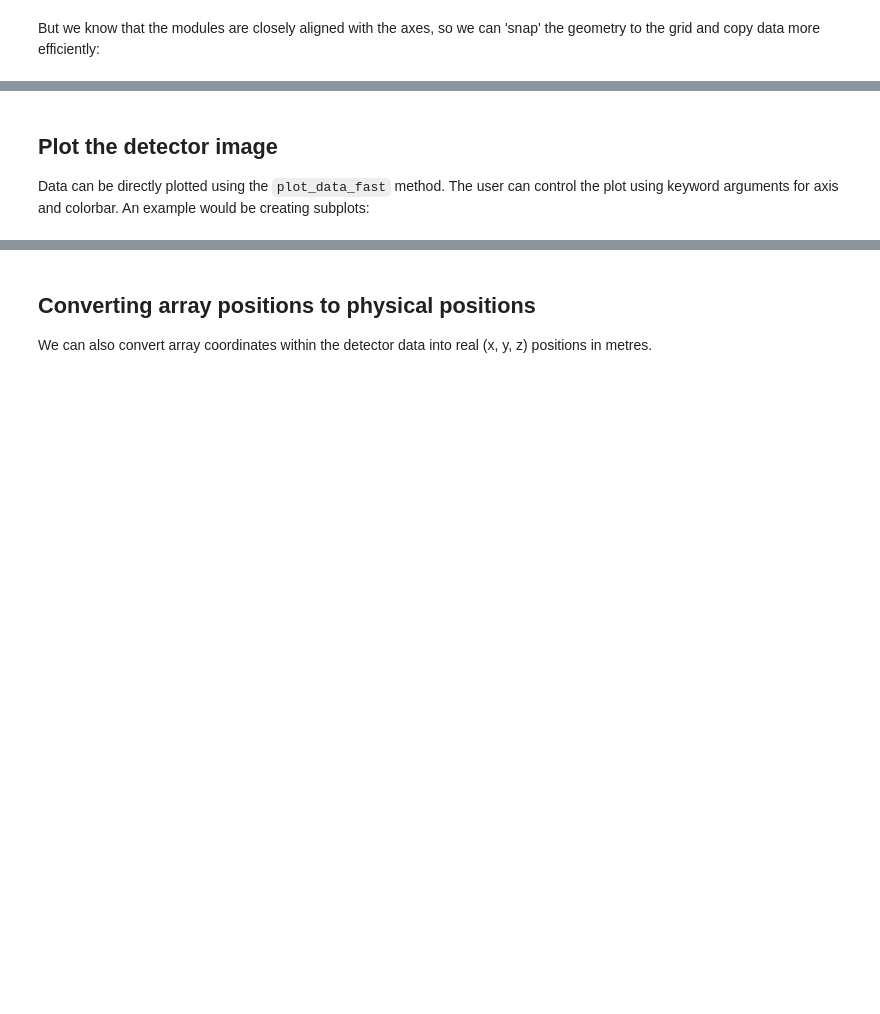
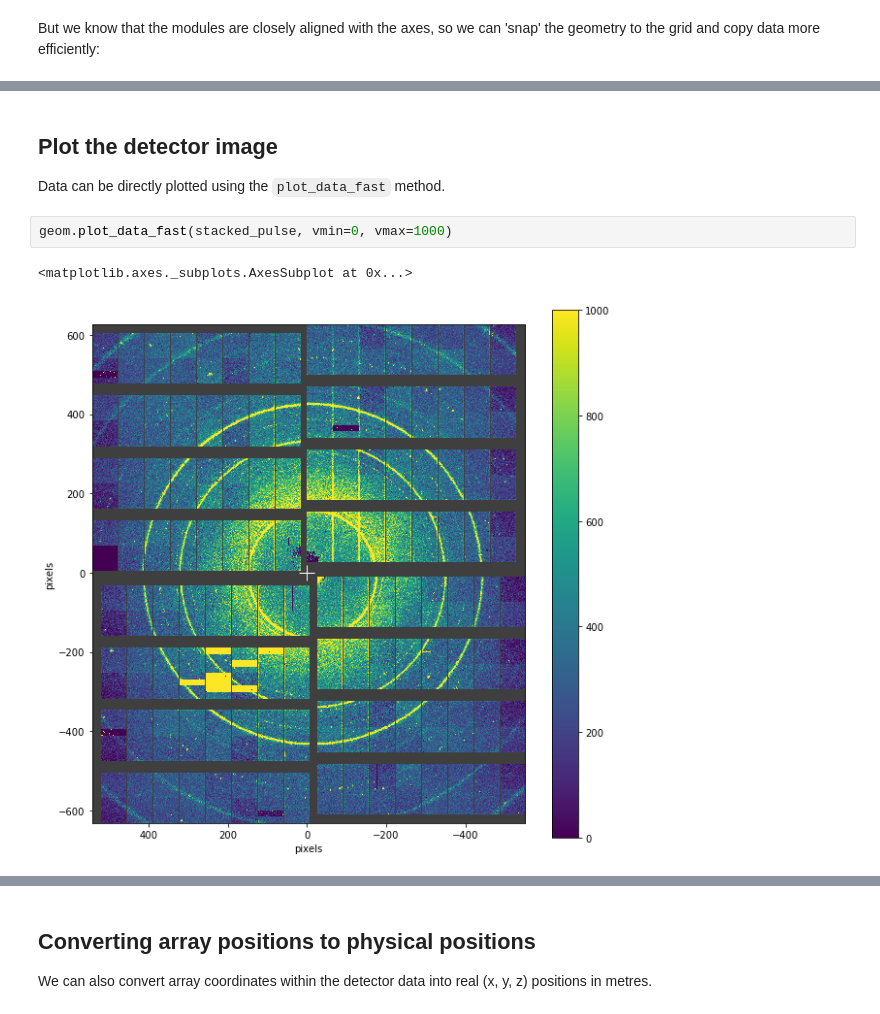
Before and after one commit to European-XFEL/karabo_data, a Jupyter notebook: docs/agipd_geometry.ipynb, the cells around one changed output, grey strips where cells are left out. Drawn from its saved outputs; the diff is of its cells as text; blank space fills up the shorter version.

```diff
--- a/docs/agipd_geometry.ipynb
+++ b/docs/agipd_geometry.ipynb
@@ -62,3 +62,9 @@ Wall time: 28.6 ms
 # %% [markdown]
 ## Plot the detector image
-Data can be directly plotted using the ``plot_data_fast`` method. The user can control the plot using keyword arguments for axis and colorbar. An example would be creating subplots:
+
+Data can be directly plotted using the ``plot_data_fast`` method.
+# %%
+geom.plot_data_fast(stacked_pulse, vmin=0, vmax=1000)
+# %% [output]
+<matplotlib.axes._subplots.AxesSubplot at 0x...>
+[figure, added]
```
Also changed, not shown: parts of 5 cells of this notebook.
